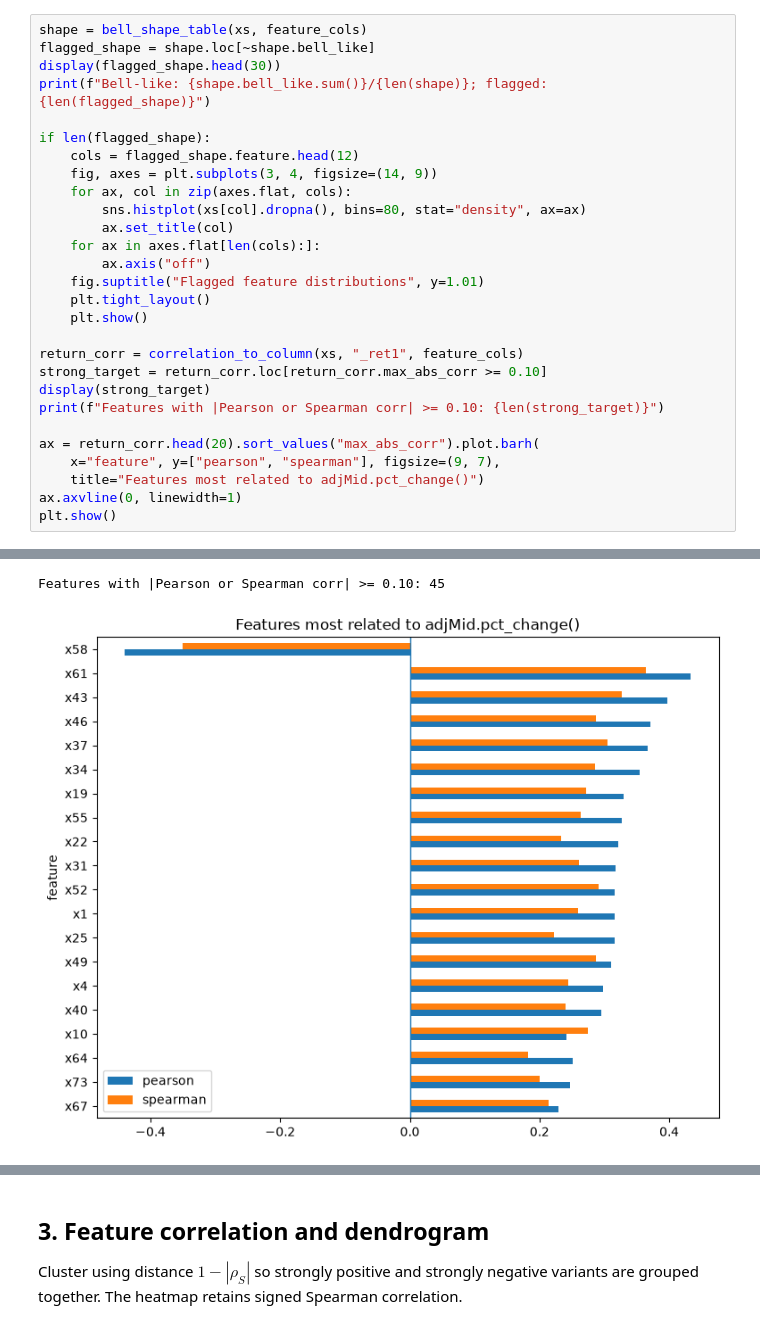
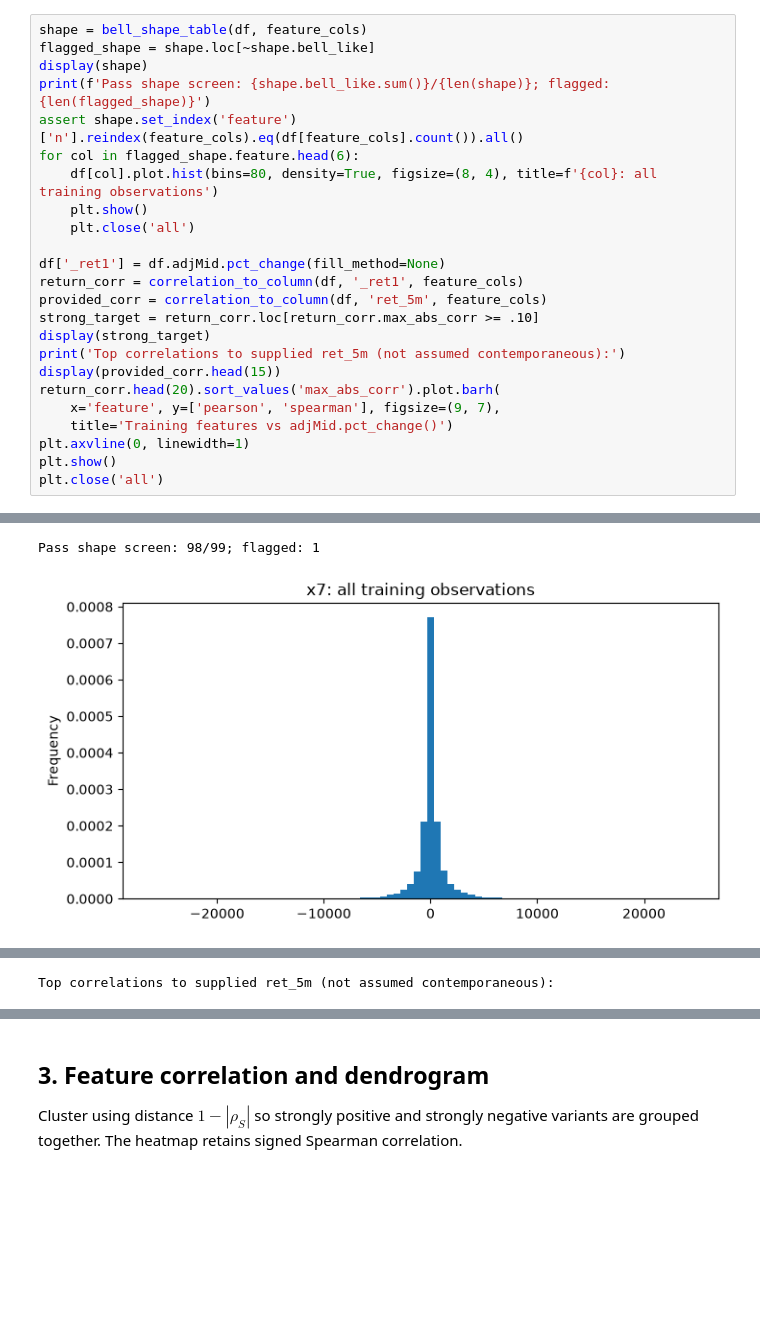
Before and after one commit to ak5ms/th, a Jupyter notebook: notebooks/01_eda.ipynb, the cells around one changed output, grey strips where cells are left out. Drawn from its saved outputs; the diff is of its cells as text; blank space fills up the shorter version.

```diff
--- a/notebooks/01_eda.ipynb
+++ b/notebooks/01_eda.ipynb
@@ -92,29 +122,25 @@ The return check uses exactly `adjMid.pct_change()` as a sanity check that the a
 # %%
-shape = bell_shape_table(xs, feature_cols)
+shape = bell_shape_table(df, feature_cols)
 flagged_shape = shape.loc[~shape.bell_like]
-display(flagged_shape.head(30))
-print(f"Bell-like: {shape.bell_like.sum()}/{len(shape)}; flagged: {len(flagged_shape)}")
+display(shape)
+print(f'Pass shape screen: {shape.bell_like.sum()}/{len(shape)}; flagged: {len(flagged_shape)}')
+assert shape.set_index('feature')['n'].reindex(feature_cols).eq(df[feature_cols].count()).all()
+for col in flagged_shape.feature.head(6):
+    df[col].plot.hist(bins=80, density=True, figsize=(8, 4), title=f'{col}: all training observations')
+    plt.show()
+    plt.close('all')
 
-if len(flagged_shape):
-    cols = flagged_shape.feature.head(12)
-    fig, axes = plt.subplots(3, 4, figsize=(14, 9))
-    for ax, col in zip(axes.flat, cols):
-        sns.histplot(xs[col].dropna(), bins=80, stat="density", ax=ax)
-        ax.set_title(col)
-    for ax in axes.flat[len(cols):]:
-        ax.axis("off")
-    fig.suptitle("Flagged feature distributions", y=1.01)
-    plt.tight_layout()
-    plt.show()
-
-return_corr = correlation_to_column(xs, "_ret1", feature_cols)
-strong_target = return_corr.loc[return_corr.max_abs_corr >= 0.10]
+df['_ret1'] = df.adjMid.pct_change(fill_method=None)
+return_corr = correlation_to_column(df, '_ret1', feature_cols)
+provided_corr = correlation_to_column(df, 'ret_5m', feature_cols)
+strong_target = return_corr.loc[return_corr.max_abs_corr >= .10]
 display(strong_target)
-print(f"Features with |Pearson or Spearman corr| >= 0.10: {len(strong_target)}")
-
-ax = return_corr.head(20).sort_values("max_abs_corr").plot.barh(
-    x="feature", y=["pearson", "spearman"], figsize=(9, 7),
-    title="Features most related to adjMid.pct_change()")
-ax.axvline(0, linewidth=1)
+print('Top correlations to supplied ret_5m (not assumed contemporaneous):')
+display(provided_corr.head(15))
+return_corr.head(20).sort_values('max_abs_corr').plot.barh(
+    x='feature', y=['pearson', 'spearman'], figsize=(9, 7),
+    title='Training features vs adjMid.pct_change()')
+plt.axvline(0, linewidth=1)
 plt.show()
+plt.close('all')
 # %% [output]
@@ -140,2 +160,2 @@ Bell-like: 99/99; flagged: 0
-Features with |Pearson or Spearman corr| >= 0.10: 45
+Pass shape screen: 98/99; flagged: 1
-[figure, old version]
+[figure, new version]
@@ -141,0 +179 @@ Features with |Pearson or Spearman corr| >= 0.10: 45
+Top correlations to supplied ret_5m (not assumed contemporaneous):
```
Also changed, not shown: parts of 24 cells of this notebook, 7 other files.
